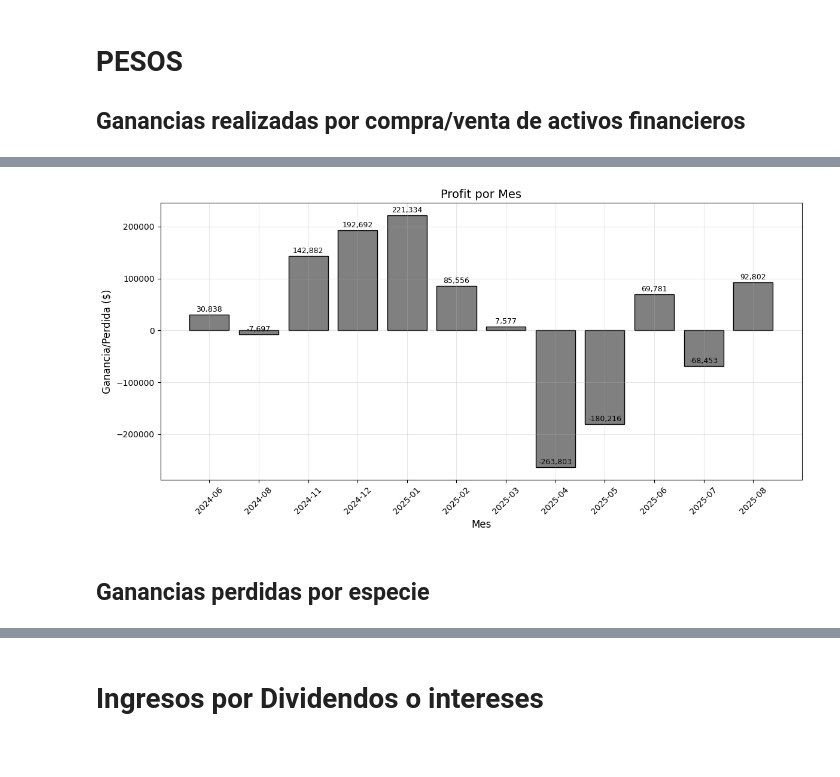
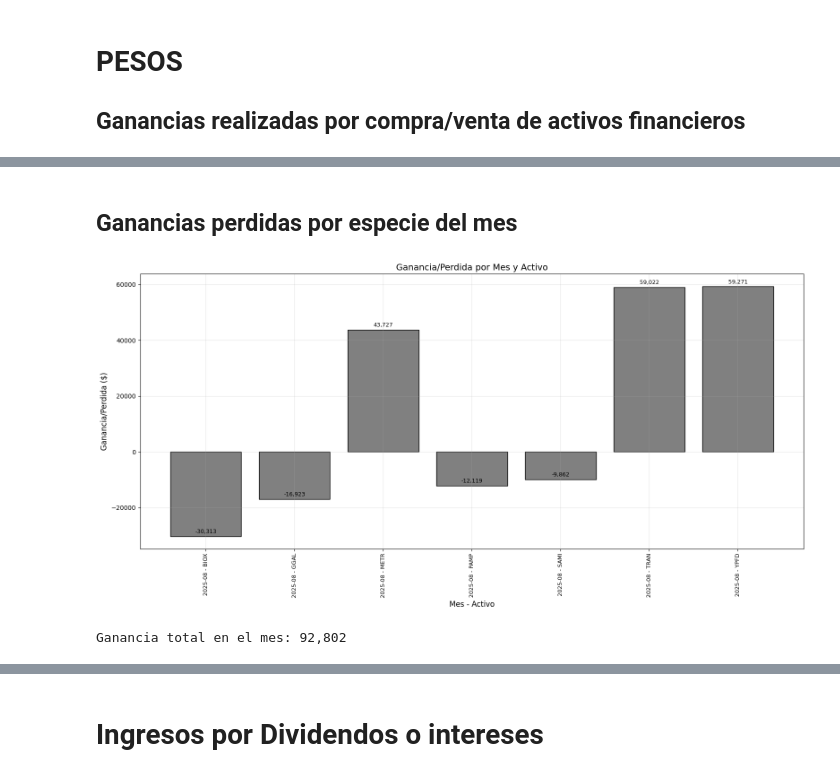
Before and after one commit to Tomasteawita/white_finance, a Jupyter notebook: notebooks/ganancias_realizadas.ipynb, the cells around one changed output, grey strips where cells are left out. Drawn from its saved outputs; the diff is of its cells as text; code cells hidden in the pictures.

Commit message:
Feature grafico con pandas y matplotlib, junto con refactorizacion de Docker para tener siempre los notbooks utilizables

```diff
--- a/notebooks/ganancias_realizadas.ipynb
+++ b/notebooks/ganancias_realizadas.ipynb
@@ -143,31 +166,56 @@ df_grouped_ganancias_perdidas_compra_venta
 | 9 | 2025-06 | 69781.32 |
 | 10 | 2025-07 | -68453.00 |
 | 11 | 2025-08 | 92802.30 |
+# %% [markdown]
+## Ganancias perdidas por especie del mes
 # %%
-# Create figure and axis
-fig, ax = plt.subplots(figsize=(12, 6))
+# Agrupo y ordeno por Anio-Mes y Activo
+df_grouped_ganancias_perdidas_compra_venta_por_activo = (
+    df.groupby(['Anio-Mes', 'Activo'])['Ganancia/Perdida ($)']
+    .sum()
+    .reset_index()
+    .sort_values(['Anio-Mes', 'Activo'])
+)
 
-# Create bar plot
-bars = ax.bar(range(len(df_grouped_ganancias_perdidas_compra_venta)), df_grouped_ganancias_perdidas_compra_venta['Ganancia/Perdida ($)'],
-              color='gray', edgecolor='black', width=0.8)
+# filtro por el año y mes en curso
+df_grouped_ganancias_perdidas_compra_venta_por_activo = df_grouped_ganancias_perdidas_compra_venta_por_activo[
+    (df_grouped_ganancias_perdidas_compra_venta_por_activo['Anio-Mes'].dt.year == pd.Timestamp.now().year) &
+    (df_grouped_ganancias_perdidas_compra_venta_por_activo['Anio-Mes'].dt.month == pd.Timestamp.now().month)
+]
 
-# Add value labels on bars
-for i, (bar, value) in enumerate(zip(bars, df_grouped_ganancias_perdidas_compra_venta['Ganancia/Perdida ($)'])):
+
+fig, ax = plt.subplots(figsize=(16, 8))
+
+# Genero etiquetas combinadas para el eje x
+labels = df_grouped_ganancias_perdidas_compra_venta_por_activo.apply(
+    lambda row: f"{row['Anio-Mes']} - {row['Activo']}", axis=1
+)
+
+bars = ax.bar(
+    range(len(df_grouped_ganancias_perdidas_compra_venta_por_activo)),
+    df_grouped_ganancias_perdidas_compra_venta_por_activo['Ganancia/Perdida ($)'],
+    color='gray', edgecolor='black', width=0.8
+)
+
+for i, (bar, value) in enumerate(zip(bars, df_grouped_ganancias_perdidas_compra_venta_por_activo['Ganancia/Perdida ($)'])):
     height = bar.get_height()
-    ax.text(bar.get_x() + bar.get_width()/2., height + (max(df_grouped_ganancias_perdidas_compra_venta['Ganancia/Perdida ($)']) * 0.01),
-            f'{value:,.0f}', ha='center', va='bottom', fontsize=9)
+    ax.text(
+        bar.get_x() + bar.get_width()/2.,
+        height + (max(df_grouped_ganancias_perdidas_compra_venta_por_activo['Ganancia/Perdida ($)']) * 0.01),
+        f'{value:,.0f}', ha='center', va='bottom', fontsize=9
+    )
 
-# Customize the plot
-ax.set_title('Profit por Mes', fontsize=14)
-ax.set_xlabel('Mes', fontsize=12)
+ax.set_title('Ganancia/Perdida por Mes y Activo', fontsize=14)
+ax.set_xlabel('Mes - Activo', fontsize=12)
 ax.set_ylabel('Ganancia/Perdida ($)', fontsize=12)
-ax.set_xticks(range(len(df_grouped_ganancias_perdidas_compra_venta)))
-ax.set_xticklabels(df_grouped_ganancias_perdidas_compra_venta['Anio-Mes'], rotation=45, fontsize=10)
+ax.set_xticks(range(len(labels)))
+ax.set_xticklabels(labels, rotation=90, fontsize=9)
 ax.grid(True, alpha=0.3)
 
 plt.tight_layout()
 plt.show()
+
+print(f'Ganancia total en el mes: {df_grouped_ganancias_perdidas_compra_venta_por_activo["Ganancia/Perdida ($)"].sum():,.0f}')
 # %% [output]
-[figure, old version]
+[figure, new version]
+Ganancia total en el mes: 92,802
-# %% [markdown]
-## Ganancias perdidas por especie
```
Also changed, not shown: parts of 2 cells of this notebook.
